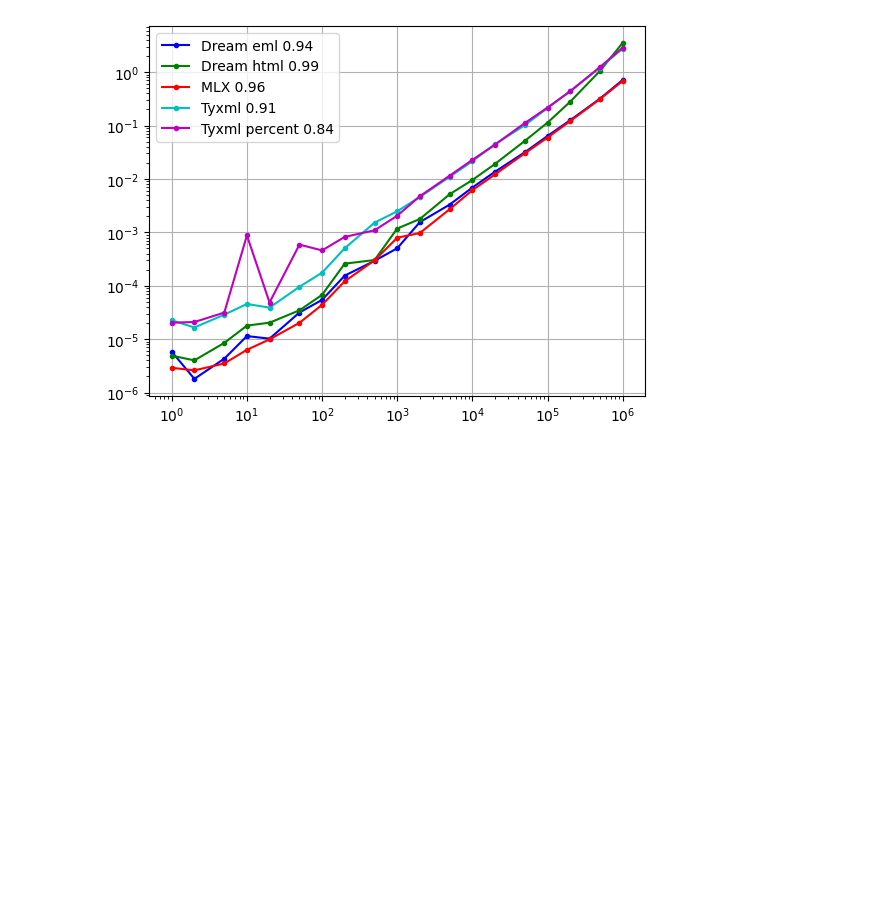
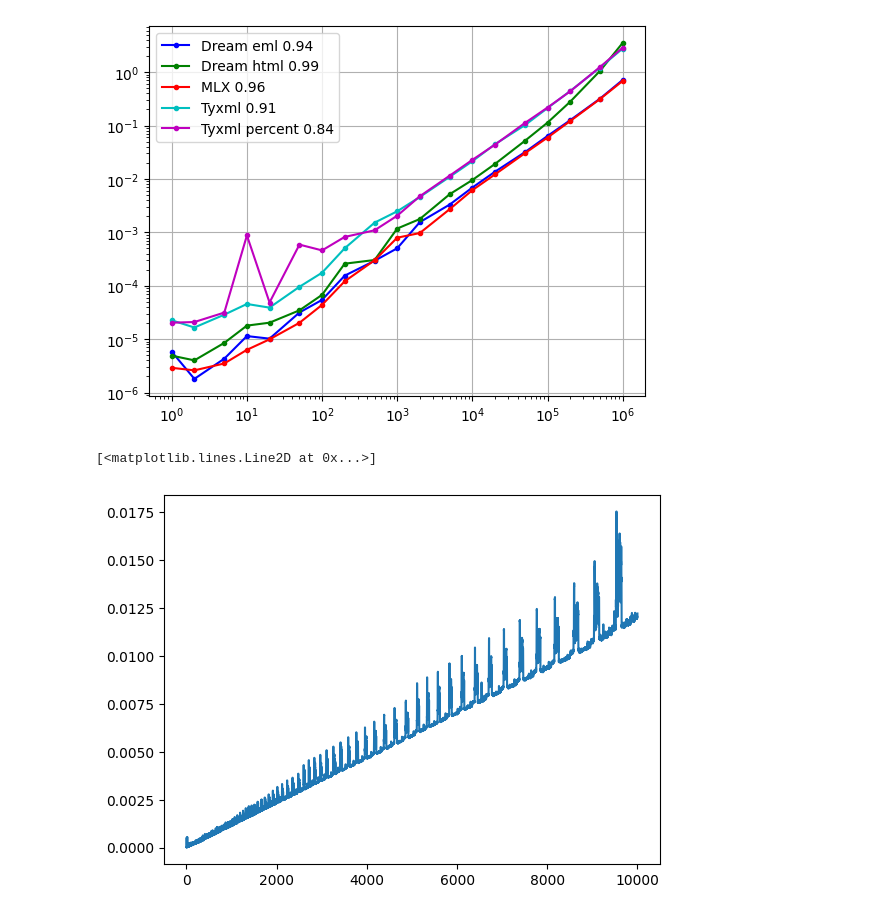
Before and after one commit to katel0k/dream_templaters_comparison, a Jupyter notebook: graphs/perfomance.ipynb, the cells around one changed output. Saved outputs shown, nothing was run; the diff lists cells and outputs as text; code cells hidden in the pictures; blank space fills up the shorter version.

```diff
--- a/graphs/perfomance.ipynb
+++ b/graphs/perfomance.ipynb
@@ -117,3 +117,20 @@ plt.savefig("improved.png")
 plt.show()
 # %% [output]
 [figure]
+# %%
+MAX_RETIRES = 10
+
+data = []
+for epoch in tqdm(range(MAX_RETIRES)):
+    proc = subprocess.run('eval $(opam env) && dune exec ../stress.exe',
+                                    shell=True, cwd=os.getcwd(), capture_output=True)
+    subdata = np.array(list(map(float, proc.stdout.decode('utf-8').split())))
+    data.append(subdata)
+
+data = np.array(data).mean(axis=0)
+# %%
+volumes = range(1, 10000)
+plt.plot(volumes, data)
+# %% [output]
+[<matplotlib.lines.Line2D at 0x...>]
+[figure, added]
```
Also changed, not shown: parts of 1 cell of this notebook, 5 other files.
